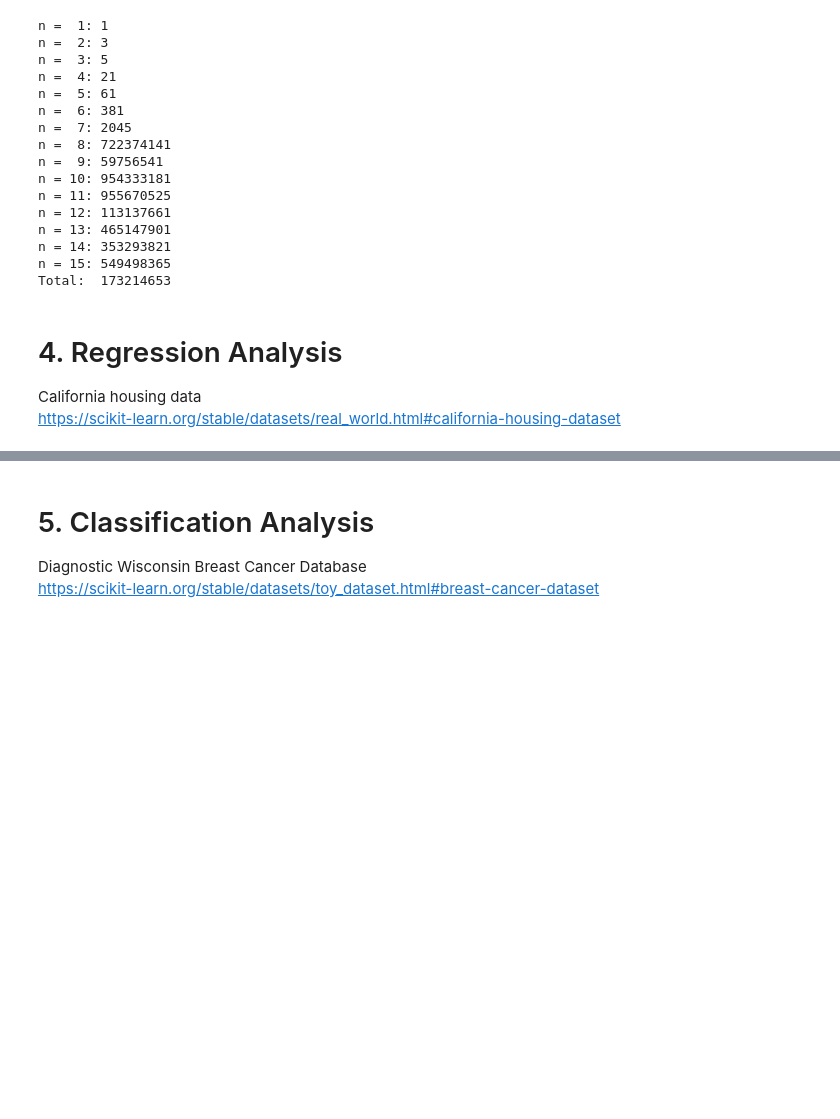
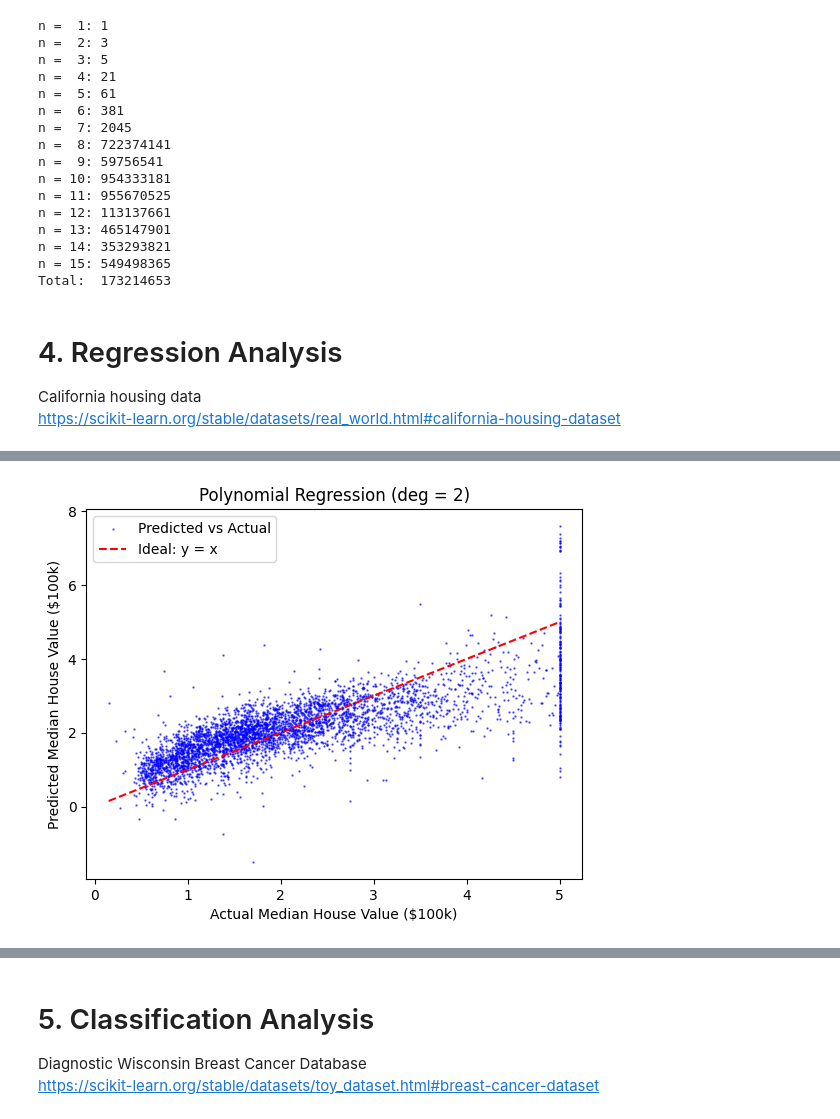
Before and after one commit to yutinghuang0413/MDSProject1, a Jupyter notebook: project1.ipynb, the cells around one changed output, grey strips where cells are left out. Drawn from its saved outputs; the diff is of its cells as text; code cells hidden in the pictures; blank space fills up the shorter version.

```diff
--- a/project1.ipynb
+++ b/project1.ipynb
@@ -80,0 +273,94 @@ Index(['MedInc', 'HouseAge', 'AveRooms', 'AveBedrms', 'Population', 'AveOccup',
+# %%
+# Polynomial Regression + RidgeCV
+
+
+pipeline = Pipeline([
+    ("poly", PolynomialFeatures(degree=1, include_bias=False)),
+    ("scaler", StandardScaler()),
+    ("pca", PCA(n_components=43)),
+    ("ridge", Ridge())
+])
+
+param_grid = {
+    "pca__n_components": [1, 2, 3, 4, 5, 6, 7],  # PCA 維度
+    "ridge__alpha": np.logspace(-4, 4, 10)  # Ridge alpha
+}
+grid = GridSearchCV(pipeline, param_grid, cv=5, scoring="neg_mean_squared_error")
+grid.fit(X_train, y_train)
+
+print("Best parameters:", grid.best_params_)
+
+"""
+mean_cv_errors = -grid.cv_results_["mean_test_score"]  # cross_val_score 會回傳負 MSE
+plt.figure(figsize=(6,4))
+plt.semilogx(alphas, mean_cv_errors, marker='o')
+plt.xlabel("alpha")
+plt.ylabel("CV Mean Squared Error")
+plt.title("GridSearchCV: CV Error vs alpha")
+plt.grid(True)
+plt.show()
+
+
+best_alpha = grid.best_params_["ridge__alpha"]
+print("best alpha:", best_alpha)"""
+
+
+
+best_model = grid.best_estimator_
+y_pred_train = best_model.predict(X_train)
+y_pred = best_model.predict(X_test)
+
+ridge_coef = best_model.named_steps["ridge"].coef_
+print("Ridge coeff:", ridge_coef)
+
+#Ein
+
+# MSE
+mse = mean_squared_error(y_train, y_pred_train)
+print("MSE:", mse)
+
+# MAE
+mae = mean_absolute_error(y_train, y_pred_train)
+print("MAE:", mae)
+
+# R^2
+r2 = r2_score(y_train, y_pred_train)
+print("R^2:", r2)
+
+# Eout
+# MSE
+mse = mean_squared_error(y_test, y_pred)
+print("MSE:", mse)
+
+# MAE
+mae = mean_absolute_error(y_test, y_pred)
+print("MAE:", mae)
+
+# R^2
+r2 = r2_score(y_test, y_pred)
+print("R^2:", r2)
+
+# R^2是負的，比猜平均還慘，可以試試robust poly regression
+
+# 畫 scatter plot
+plt.scatter(y_test, y_pred, s=0.5, color="blue", alpha=0.6, label="Predicted vs Actual")
+
+# 畫對角線 (理想情況)
+plt.plot([y_test.min(), y_test.max()],
+         [y_test.min(), y_test.max()],
+         color="red", linestyle="--", label="Ideal: y = x")
+plt.xlabel("Actual Median House Value ($100k)")
+plt.ylabel("Predicted Median House Value ($100k)")
+plt.title("Polynomial Regression (deg = 2)")
+plt.legend()
+plt.show()
+
+# Histogram
+residuals = y_test - y_pred
+
+plt.hist(residuals, bins=150, color="skyblue", edgecolor="black", alpha=0.7)
+plt.xlabel("Estimate Errors ($100k)")
+plt.ylabel("Count")
+plt.title("Hitogram of Predicted Errors")
+plt.show()
+# %% [output]
@@ -80,0 +376 @@ Index(['MedInc', 'HouseAge', 'AveRooms', 'AveBedrms', 'Population', 'AveOccup',
+[figure, added]
```
Also changed, not shown: parts of 10 cells of this notebook.
